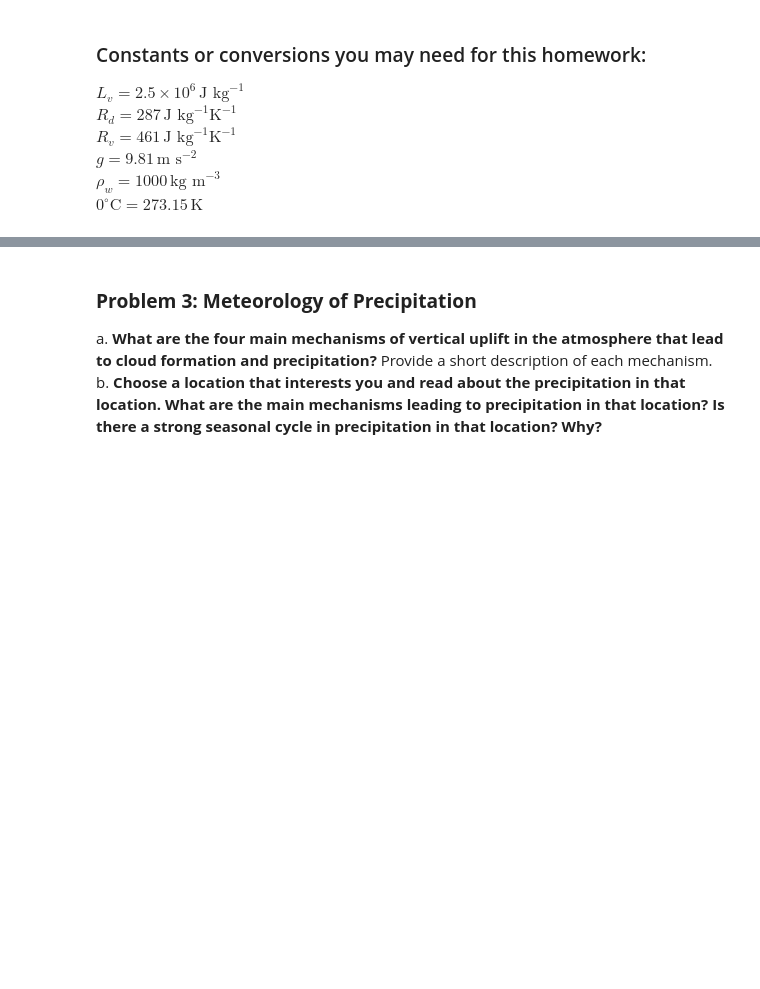
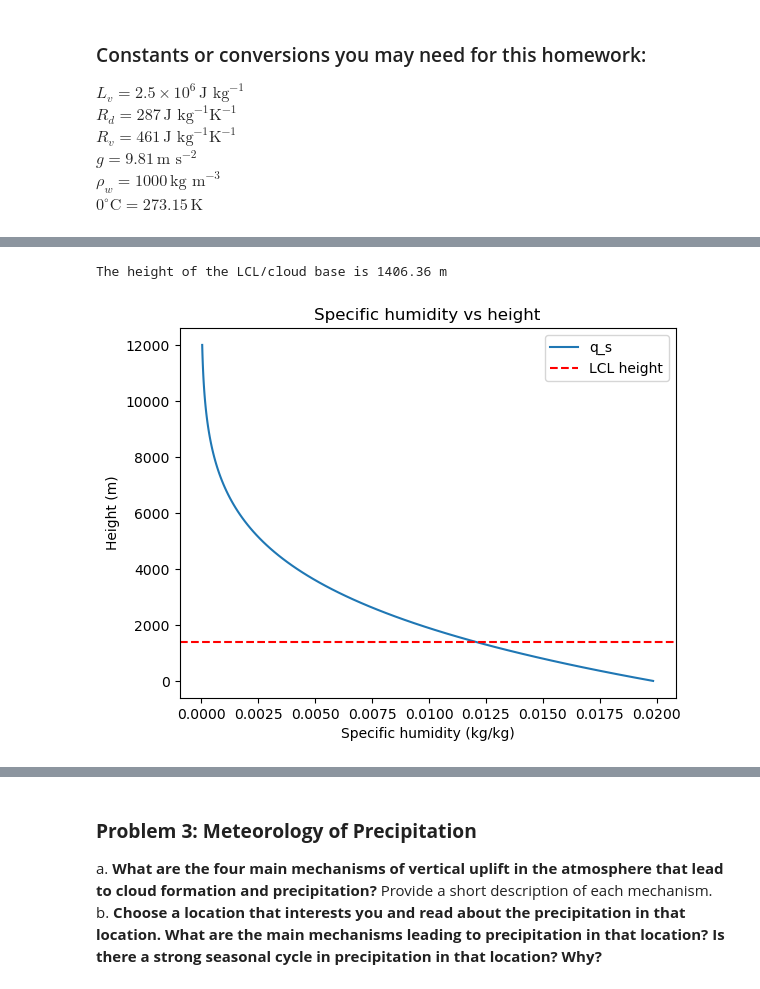
Before and after one commit to atdunwoody/EcoHydro, a Jupyter notebook: CIVE 520/HW2.ipynb, the cells around one changed output, grey strips where cells are left out. Cells and saved outputs as stored; diff of their text form; code cells hidden in the pictures; blank space fills up the shorter version.

```diff
--- a/CIVE 520/HW2.ipynb
+++ b/CIVE 520/HW2.ipynb
@@ -31,0 +67,21 @@ f) **Approximately what heights correspond to the level of free convection and t
+# %%
+#Part b: At what height does LCL occur? (i.e. where does q_s = q?)
+
+import scipy.optimize as opt
+
+LCL_height = opt.fsolve(lambda z: q_s(z) - q, 0)[0]
+
+#format the height to 2 decimal places
+print(f"The height of the LCL/cloud base is {LCL_height:.2f} m")
+
+#Check answer by plotting q_s and q
+plt.plot(q_s(z), z, label='q_s')
+plt.axhline(y=LCL_height, color='r', linestyle='--', label='LCL height')
+plt.xlabel('Specific humidity (kg/kg)')
+plt.ylabel('Height (m)')
+plt.title('Specific humidity vs height')
+plt.legend()
+plt.show()
+# %% [output]
+The height of the LCL/cloud base is 1406.36 m
+[figure, added]
```
Also changed, not shown: parts of 14 cells of this notebook, 3 other files.
